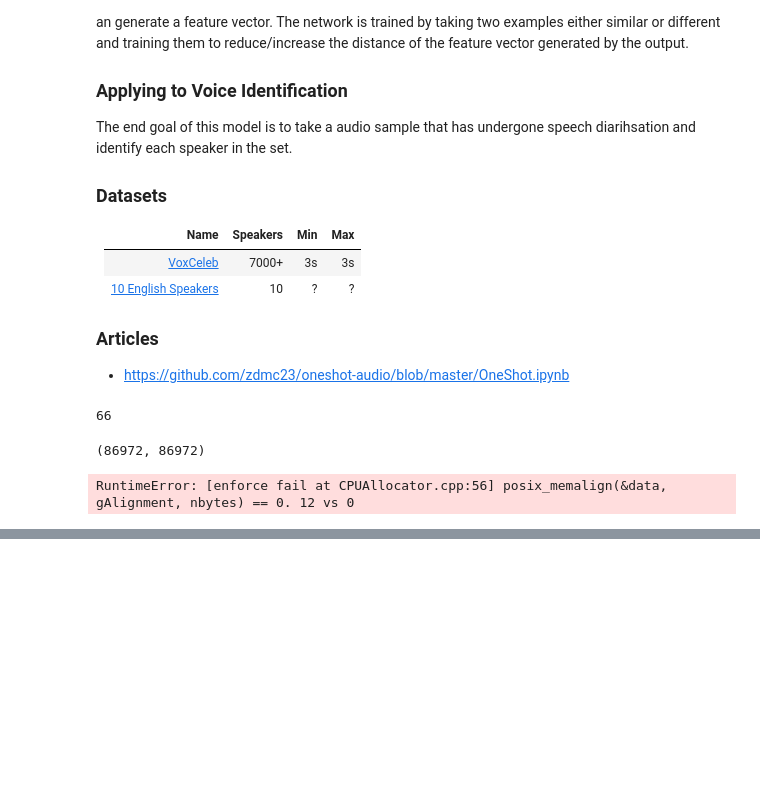
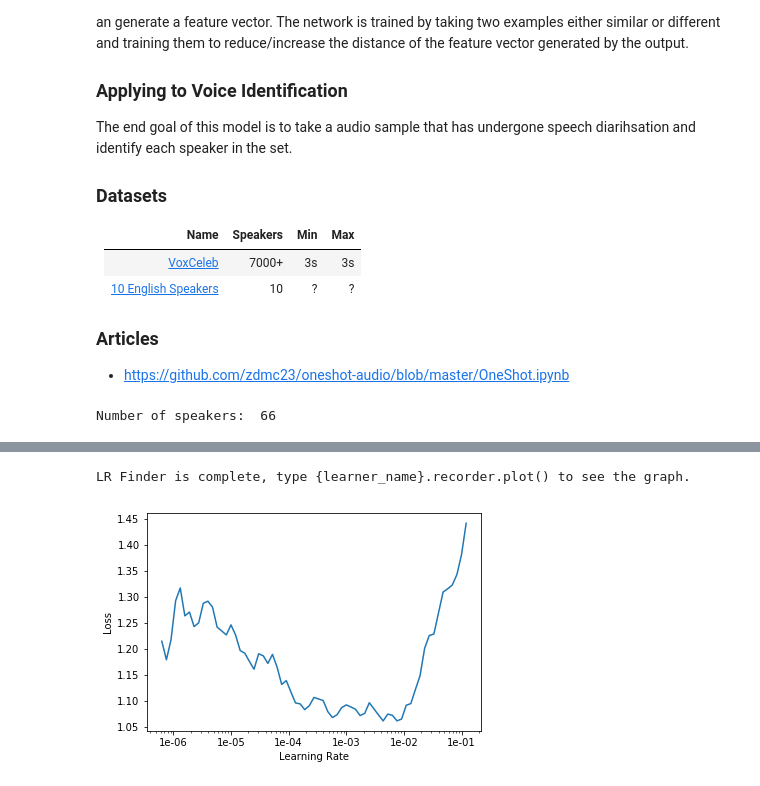
Before and after one commit to mogwai/fastai-siamese, a Jupyter notebook: Voice.ipynb, the cells around one changed output, grey strips where cells are left out. Drawn from its saved outputs; the diff is of its cells as text; code cells hidden in the pictures; blank space fills up the shorter version.

```diff
--- a/Voice.ipynb
+++ b/Voice.ipynb
@@ -35,21 +35,15 @@ np.random.seed(2)
 path = Config.data_path() / 'voxceleb-small'
 # %%
 config = AudioTransformConfig()
-config.segment_size = 1000
-# config.remove_silence = True
+config.segment_size = 2000
 config.f_max = 8000
 config.to_db_scale = True
-config.top_db = 80
-# config.silence_threshold = 30
-config.max_to_pad = 4000
-# config.silence_padding = 300
+config.top_db = 90
+config.max_to_pad = 2000
 label_pattern = r'/(id(\d+))/'
 audios = AudioList.from_folder(path, recurse=True, config=config).split_none().label_from_re(label_pattern)
-audios.c
+print("Number of speakers: ", audios.c)
 # %% [output]
-66
+Number of speakers:  66
 # %%
 sds = SiameseDataset.create_from_ll(audios, split_c=.2, tar_num=10000)
-# %% [output]
-(86972, 86972)
-RuntimeError: [enforce fail at CPUAllocator.cpp:56] posix_memalign(&data, gAlignment, nbytes) == 0. 12 vs 0
@@ -55,0 +57,11 @@ RuntimeError: [enforce fail at CPUAllocator.cpp:56] posix_memalign(&data, gAlign
+# %%
+db = sds.databunch(bs=32)
+# %%
+learn = siamese_learner(db)
+newlayer = nn.Conv2d(1, 64, kernel_size=(7, 7), stride=(2, 2), padding=(3, 3), bias=False)
+newlayer = newlayer.cuda() # Our layer should use cuda, since the rest of the model will.
+learn.model.body[0] = newlayer
+# %%
+learn.lr_find()
+learn.recorder.plot()
+# %% [output]
@@ -55,0 +69,2 @@ RuntimeError: [enforce fail at CPUAllocator.cpp:56] posix_memalign(&data, gAlign
+LR Finder is complete, type {learner_name}.recorder.plot() to see the graph.
+[figure, added]
```
Also changed, not shown: parts of 3 cells of this notebook, 3 other files.
